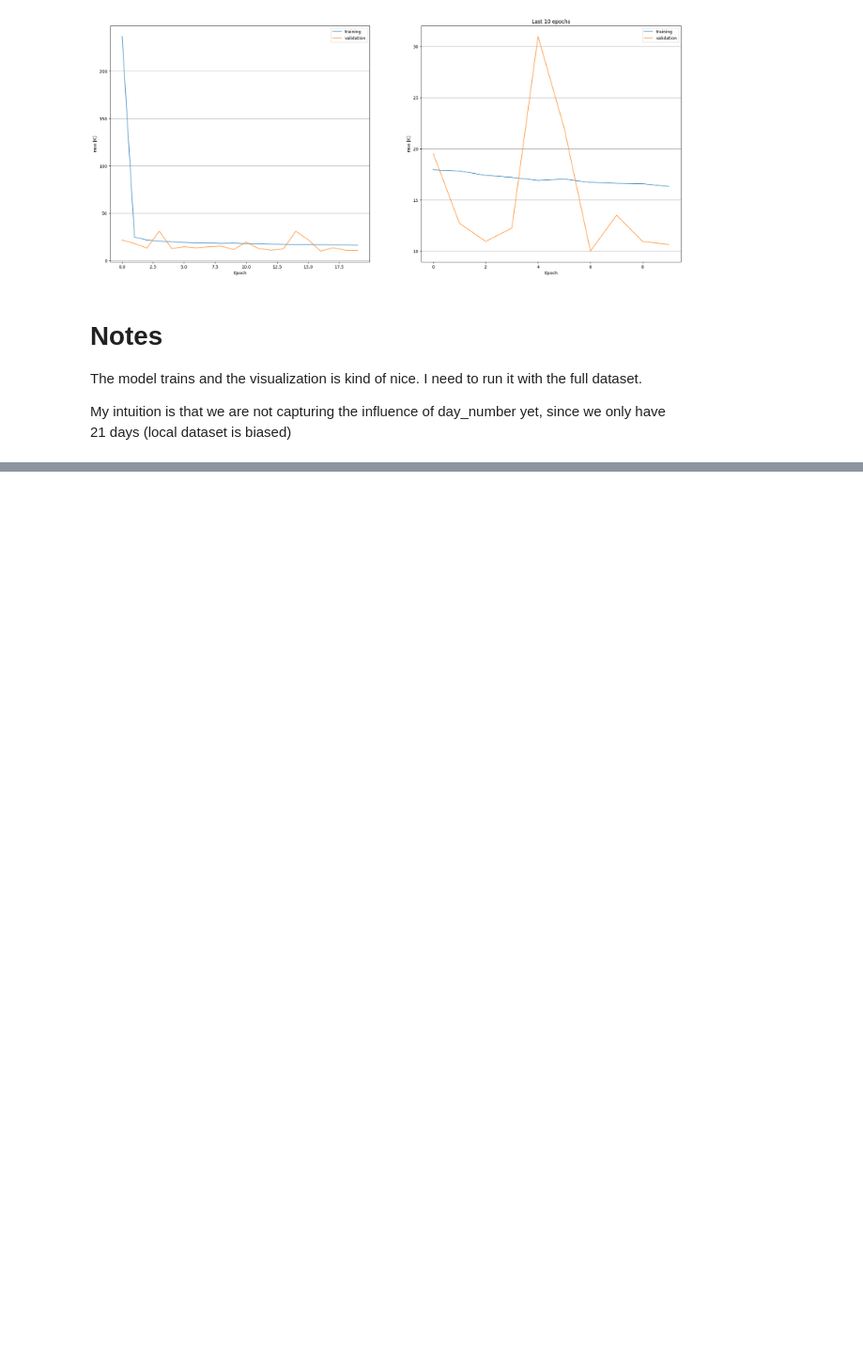
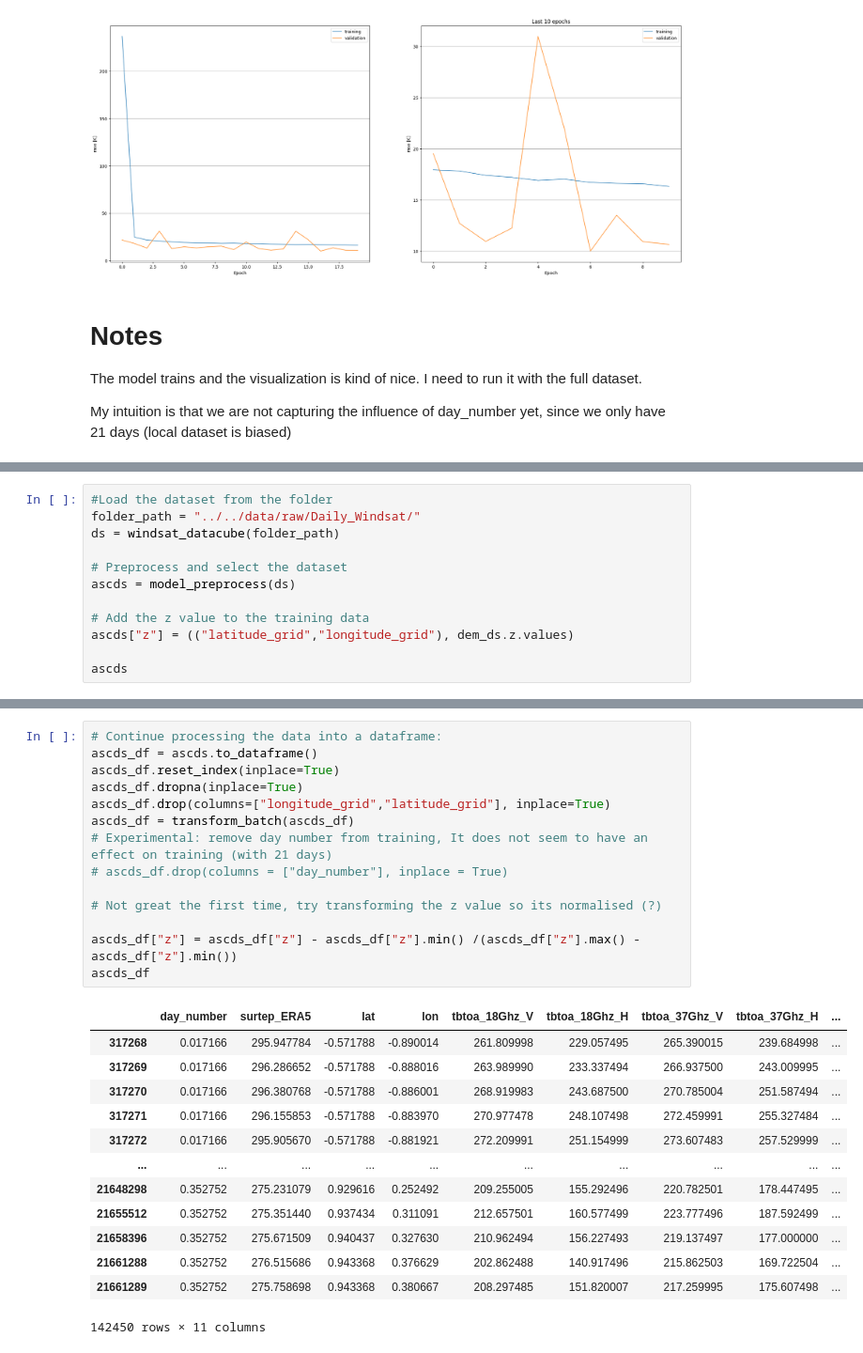
Before and after one commit to AndresTerrer/PMW_LST, a Jupyter notebook: notebooks/working_examples/Windsat_training.ipynb, the cells around one changed output, grey strips where cells are left out. Shown at 94% size. Cells and saved outputs as stored; diff of their text form; blank space fills up the shorter version.

```diff
--- a/notebooks/working_examples/Windsat_training.ipynb
+++ b/notebooks/working_examples/Windsat_training.ipynb
@@ -209,0 +227,12 @@ My intuition is that we are not capturing the influence of day_number yet, since
+# %%
+#Load the dataset from the folder
+folder_path = "../../data/raw/Daily_Windsat/"
+ds = windsat_datacube(folder_path)
+
+# Preprocess and select the dataset
+ascds = model_preprocess(ds)
+
+# Add the z value to the training data
+ascds["z"] = (("latitude_grid","longitude_grid"), dem_ds.z.values)
+
+ascds
@@ -209,0 +257,28 @@ My intuition is that we are not capturing the influence of day_number yet, since
+# %%
+# Continue processing the data into a dataframe:
+ascds_df = ascds.to_dataframe()
+ascds_df.reset_index(inplace=True)
+ascds_df.dropna(inplace=True)
+ascds_df.drop(columns=["longitude_grid","latitude_grid"], inplace=True)
+ascds_df = transform_batch(ascds_df)
+# Experimental: remove day number from training, It does not seem to have an effect on training (with 21 days)
+# ascds_df.drop(columns = ["day_number"], inplace = True)
+
+# Not great the first time, try transforming the z value so its normalised (?)
+
+ascds_df["z"] = ascds_df["z"] - ascds_df["z"].min() /(ascds_df["z"].max() - ascds_df["z"].min())
+ascds_df
+# %% [output]
+|  | day_number | surtep_ERA5 | lat | lon | tbtoa_18Ghz_V | tbtoa_18Ghz_H | tbtoa_37Ghz_V | tbtoa_37Ghz_H | ... |
+| 317268 | 0.017166 | 295.947784 | -0.571788 | -0.890014 | 261.809998 | 229.057495 | 265.390015 | 239.684998 | ... |
+| 317269 | 0.017166 | 296.286652 | -0.571788 | -0.888016 | 263.989990 | 233.337494 | 266.937500 | 243.009995 | ... |
+| 317270 | 0.017166 | 296.380768 | -0.571788 | -0.886001 | 268.919983 | 243.687500 | 270.785004 | 251.587494 | ... |
+| 317271 | 0.017166 | 296.155853 | -0.571788 | -0.883970 | 270.977478 | 248.107498 | 272.459991 | 255.327484 | ... |
+| 317272 | 0.017166 | 295.905670 | -0.571788 | -0.881921 | 272.209991 | 251.154999 | 273.607483 | 257.529999 | ... |
+| ... | ... | ... | ... | ... | ... | ... | ... | ... | ... |
+| 21648298 | 0.352752 | 275.231079 | 0.929616 | 0.252492 | 209.255005 | 155.292496 | 220.782501 | 178.447495 | ... |
+| 21655512 | 0.352752 | 275.351440 | 0.937434 | 0.311091 | 212.657501 | 160.577499 | 223.777496 | 187.592499 | ... |
+| 21658396 | 0.352752 | 275.671509 | 0.940437 | 0.327630 | 210.962494 | 156.227493 | 219.137497 | 177.000000 | ... |
+| 21661288 | 0.352752 | 276.515686 | 0.943368 | 0.376629 | 202.862488 | 140.917496 | 215.862503 | 169.722504 | ... |
+| 21661289 | 0.352752 | 275.758698 | 0.943368 | 0.380667 | 208.297485 | 151.820007 | 217.259995 | 175.607498 | ... |
+142450 rows × 11 columns
```
Also changed, not shown: parts of 8 cells of this notebook.
